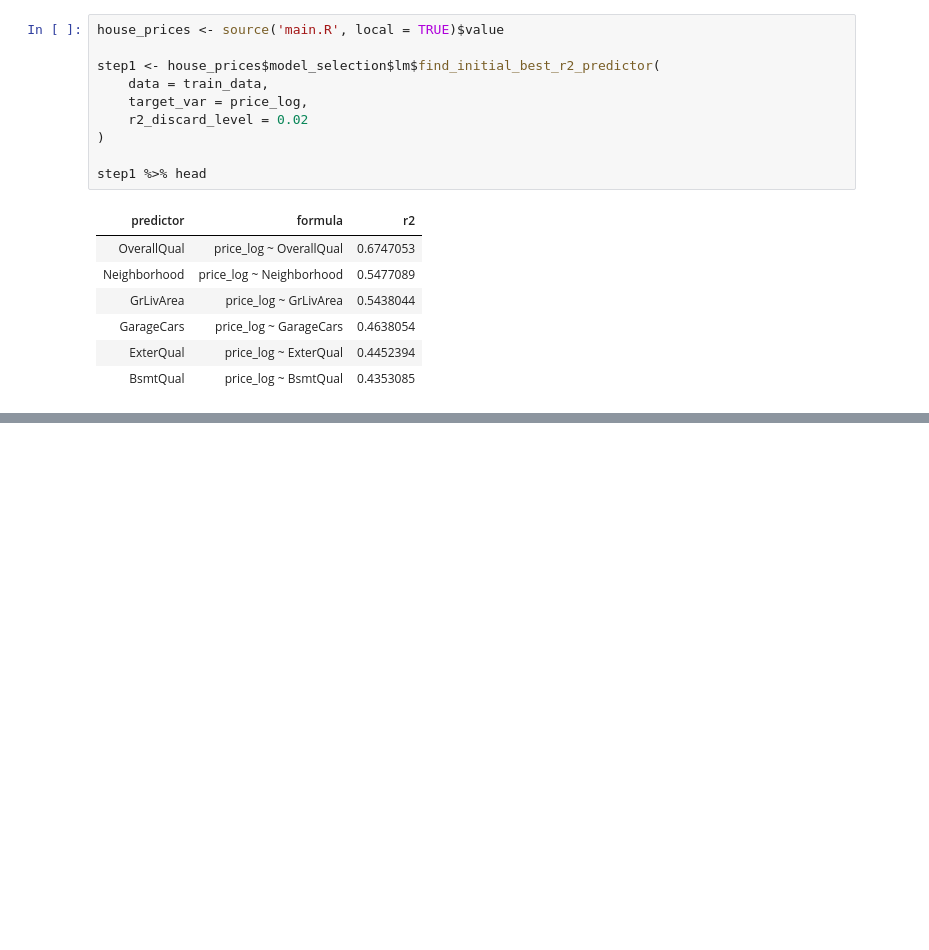
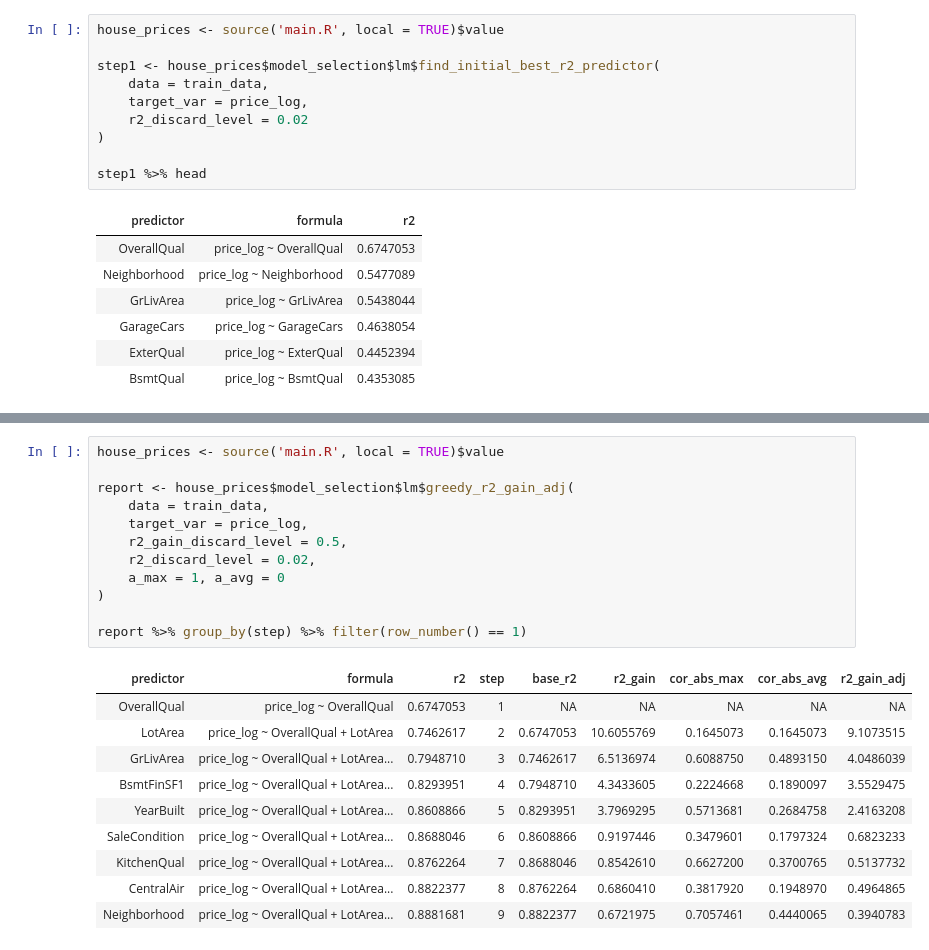
Before and after one commit to MatrixNorm/kaggle, a Jupyter notebook: rbooks/house_prices/DEV_model_selection.ipynb, the cells around one changed output, grey strips where cells are left out. Saved outputs shown, nothing was run; the diff lists cells and outputs as text; blank space fills up the shorter version.

```diff
--- a/rbooks/house_prices/DEV_model_selection.ipynb
+++ b/rbooks/house_prices/DEV_model_selection.ipynb
@@ -186,0 +179,23 @@ ERROR: Error: Column `predictor` must be length 1 or 1, not 0
+# %%
+house_prices <- source('main.R', local = TRUE)$value
+
+report <- house_prices$model_selection$lm$greedy_r2_gain_adj(
+    data = train_data,
+    target_var = price_log,
+    r2_gain_discard_level = 0.5,
+    r2_discard_level = 0.02,
+    a_max = 1, a_avg = 0
+)
+
+report %>% group_by(step) %>% filter(row_number() == 1)
+# %% [output]
+| predictor | formula | r2 | step | base_r2 | r2_gain | cor_abs_max | cor_abs_avg | r2_gain_adj |
+| OverallQual | price_log ~ OverallQual | 0.6747053 | 1 | NA | NA | NA | NA | NA |
+| LotArea | price_log ~ OverallQual + LotArea | 0.7462617 | 2 | 0.6747053 | 10.6055769 | 0.1645073 | 0.1645073 | 9.1073515 |
+| GrLivArea | price_log ~ OverallQual + LotArea... | 0.7948710 | 3 | 0.7462617 | 6.5136974 | 0.6088750 | 0.4893150 | 4.0486039 |
+| BsmtFinSF1 | price_log ~ OverallQual + LotArea... | 0.8293951 | 4 | 0.7948710 | 4.3433605 | 0.2224668 | 0.1890097 | 3.5529475 |
+| YearBuilt | price_log ~ OverallQual + LotArea... | 0.8608866 | 5 | 0.8293951 | 3.7969295 | 0.5713681 | 0.2684758 | 2.4163208 |
+| SaleCondition | price_log ~ OverallQual + LotArea... | 0.8688046 | 6 | 0.8608866 | 0.9197446 | 0.3479601 | 0.1797324 | 0.6823233 |
+| KitchenQual | price_log ~ OverallQual + LotArea... | 0.8762264 | 7 | 0.8688046 | 0.8542610 | 0.6627200 | 0.3700765 | 0.5137732 |
+| CentralAir | price_log ~ OverallQual + LotArea... | 0.8822377 | 8 | 0.8762264 | 0.6860410 | 0.3817920 | 0.1948970 | 0.4964865 |
+| Neighborhood | price_log ~ OverallQual + LotArea... | 0.8881681 | 9 | 0.8822377 | 0.6721975 | 0.7057461 | 0.4440065 | 0.3940783 |
```
Also changed, not shown: parts of 4 cells of this notebook, 1 other file.
